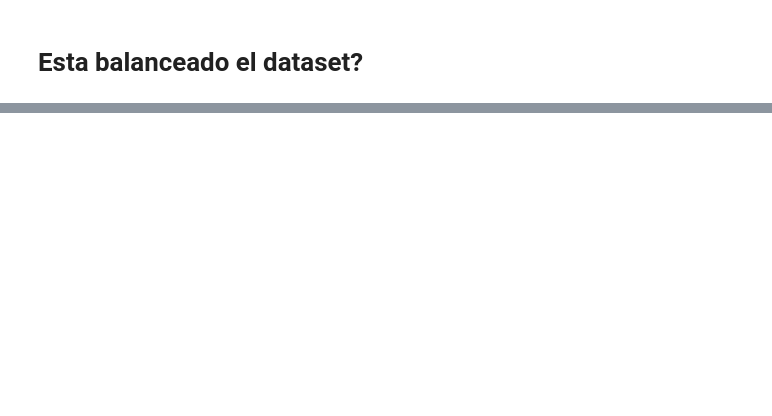
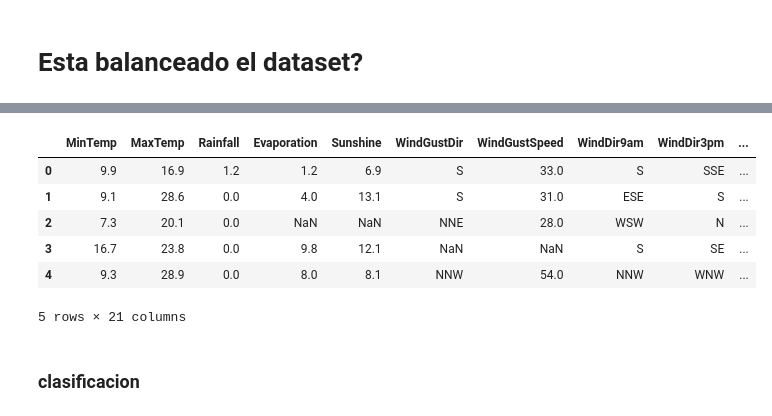
Before and after one commit to Nameless-86/AA1-TUIA-Petetta, a Jupyter notebook: eda.ipynb, the cells around one changed output, grey strips where cells are left out. Drawn from its saved outputs; the diff is of its cells as text; code cells hidden in the pictures; blank space fills up the shorter version.

```diff
--- a/eda.ipynb
+++ b/eda.ipynb
@@ -113,0 +211,17 @@ sns.histplot(x=dataframe['RainTomorrow'])
+# %%
+x_train_reg, x_test_reg, y_train_reg, y_test_reg = train_test_split(x_reg,y_reg, test_size=0.25, random_state=42)
+# %%
+dataframe_regresion = pd.concat([x_train_reg, y_train_reg], axis=1, )
+# %%
+dataframe_regresion = dataframe_regresion.reset_index(drop=True)
+dataframe_regresion.head()
+# %% [output]
+|  | MinTemp | MaxTemp | Rainfall | Evaporation | Sunshine | WindGustDir | WindGustSpeed | WindDir9am | WindDir3pm | ... |
+| 0 | 9.9 | 16.9 | 1.2 | 1.2 | 6.9 | S | 33.0 | S | SSE | ... |
+| 1 | 9.1 | 28.6 | 0.0 | 4.0 | 13.1 | S | 31.0 | ESE | S | ... |
+| 2 | 7.3 | 20.1 | 0.0 | NaN | NaN | NNE | 28.0 | WSW | N | ... |
+| 3 | 16.7 | 23.8 | 0.0 | 9.8 | 12.1 | NaN | NaN | S | SE | ... |
+| 4 | 9.3 | 28.9 | 0.0 | 8.0 | 8.1 | NNW | 54.0 | NNW | WNW | ... |
+5 rows × 21 columns
+# %% [markdown]
+### clasificacion
```
Also changed, not shown: parts of 25 cells of this notebook.
